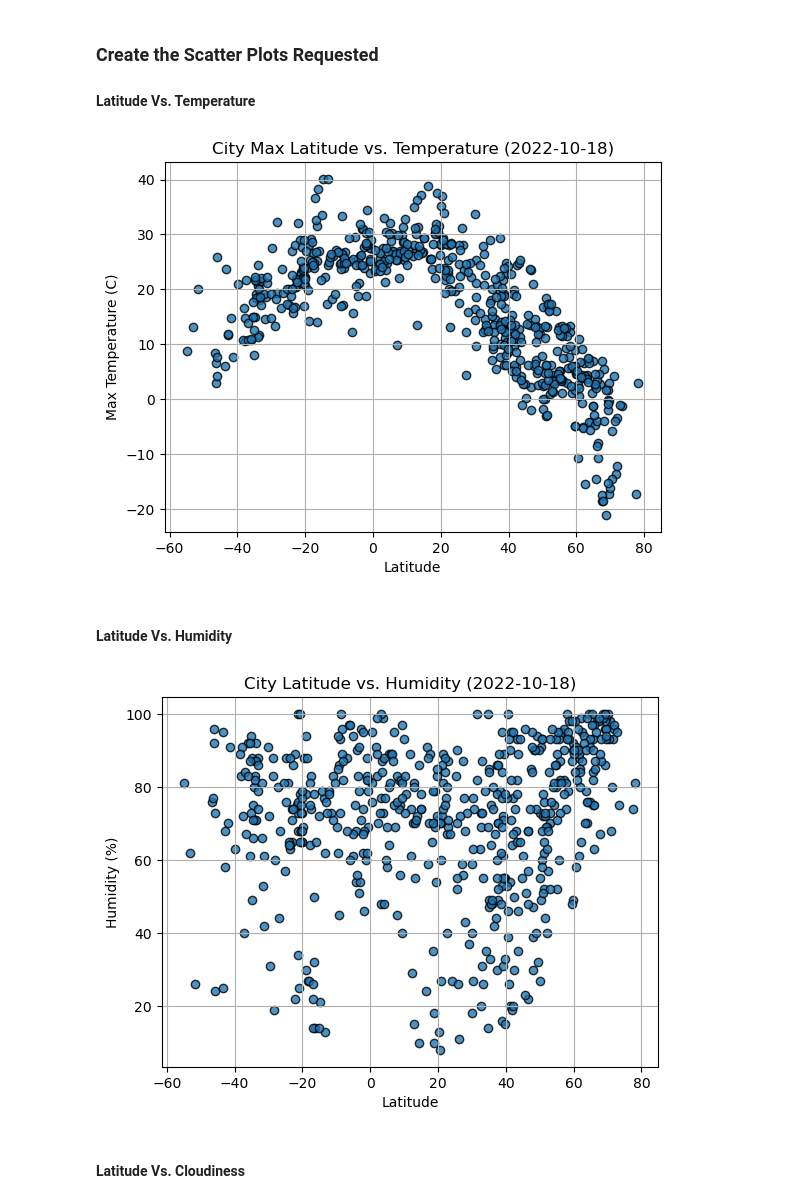
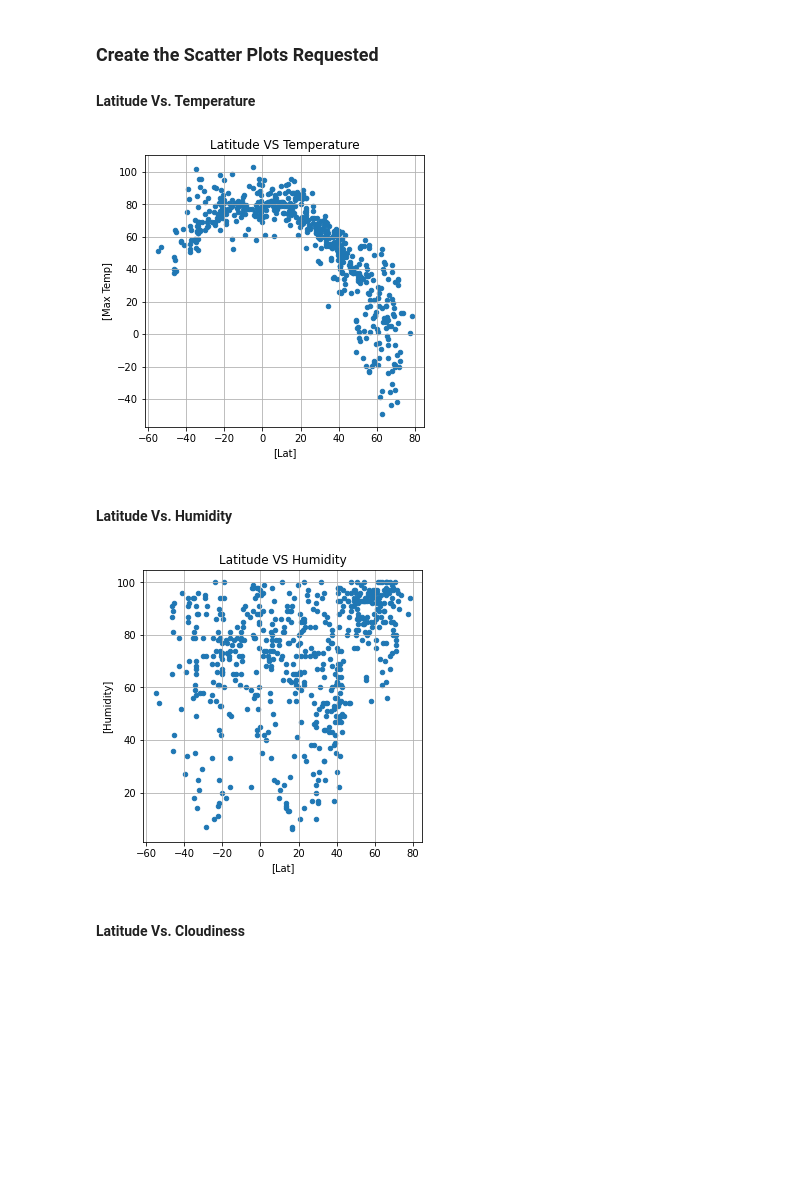
Before and after one commit to Juanfelmarin/python-api-challenge1, a Jupyter notebook: WeatherPy/WeatherPy.ipynb, the cells around one changed output. Drawn from its saved outputs; the diff is of its cells as text; code cells hidden in the pictures; blank space fills up the shorter version.

```diff
--- a/WeatherPy/WeatherPy.ipynb
+++ b/WeatherPy/WeatherPy.ipynb
@@ -176,6 +179,6 @@ city_data_df.to_csv("output_data/cities.csv", index_label="City_ID")
 # %%
 # Read saved data
-city_data_df = pd.read_csv("output_data/cities.csv", index_col="City_ID")
+city_data_df = pd.read_csv("/users/juanmarin/desktop/Data_Bootcamp/python-api-challenge1/WeatherPy/Starter_Code_5/output_data/cities.csv", index_col="City_ID")
 
 # Display sample data
 city_data_df.head()
@@ -193,34 +196,28 @@ city_data_df.head()
 #### Latitude Vs. Temperature
 # %%
 # Build scatter plot for latitude vs. temperature
-# YOUR CODE HERE
+city_data_df.plot.scatter(x=['Lat'], y=['Max Temp'], grid=True, figsize = (5,5), title= "Latitude VS Temperature")
 
-# Incorporate the other graph properties
-# YOUR CODE HERE
 
 # Save the figure
-plt.savefig("output_data/Fig1.png")
+plt.savefig("/users/juanmarin/desktop/Data_Bootcamp/python-api-challenge1/WeatherPy/Starter_Code_5/output_data/Fig1.png")
 
 # Show plot
 plt.show()
 # %% [output]
-[figure, old version]
+[figure, new version]
 # %% [markdown]
 #### Latitude Vs. Humidity
 # %%
 # Build the scatter plots for latitude vs. humidity
-# YOUR CODE HERE
-
-# Incorporate the other graph properties
-# YOUR CODE HERE
-
+city_data_df.plot.scatter(x=['Lat'], y=['Humidity'], grid=True, figsize = (5,5), title= "Latitude VS Humidity")
 # Save the figure
-plt.savefig("output_data/Fig2.png")
+plt.savefig("/users/juanmarin/desktop/Data_Bootcamp/python-api-challenge1/WeatherPy/Starter_Code_5/output_data/Fig2.png")
 
 # Show plot
 plt.show()
 # %% [output]
-[figure, old version]
+[figure, new version]
 # %% [markdown]
 #### Latitude Vs. Cloudiness
 # %%
```
Also changed, not shown: parts of 34 cells of this notebook, 10 other files.
